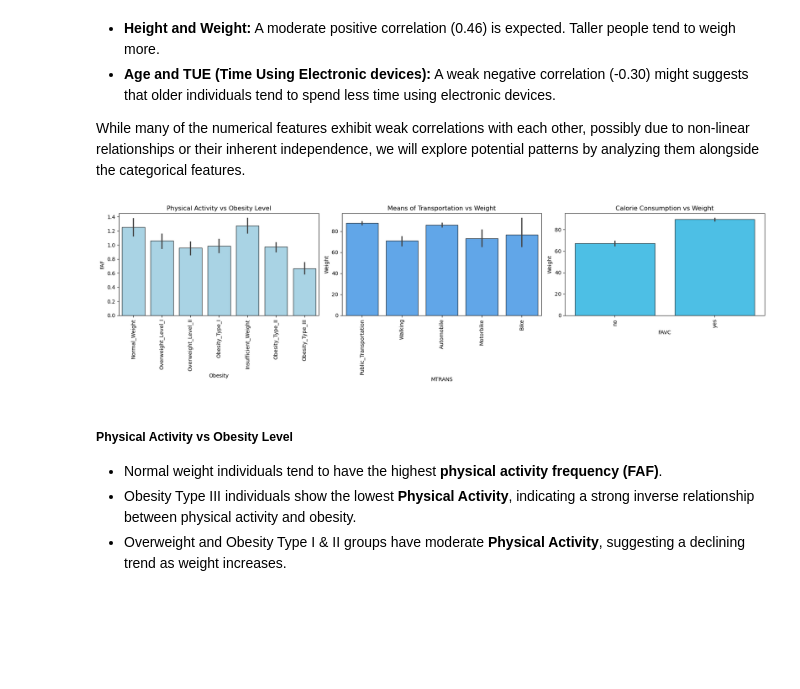
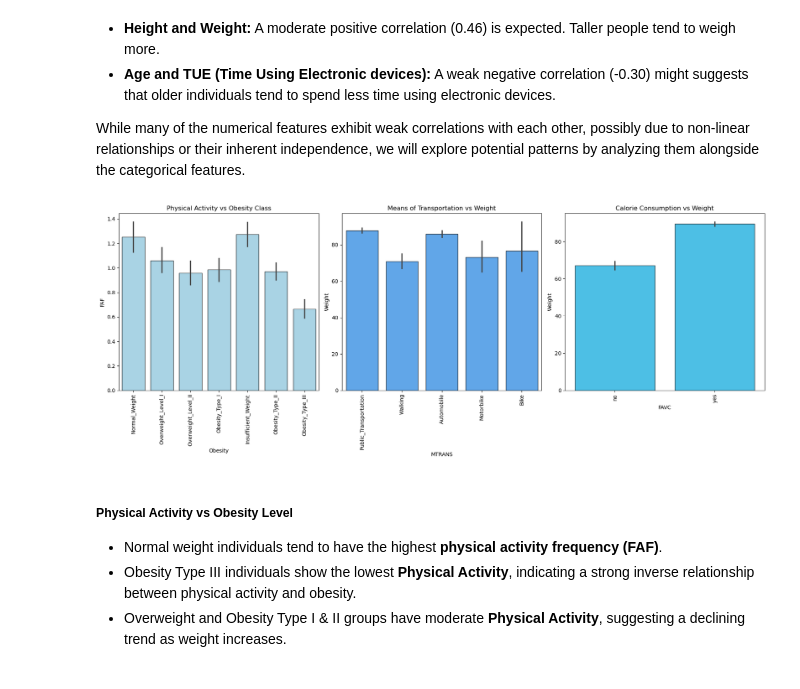
Before and after one commit to lamelkekana/Obesity_Prediction, a Jupyter notebook: obesity_prediction.ipynb, the cells around one changed output. Cells and saved outputs as stored; diff of their text form; code cells hidden in the pictures; blank space fills up the shorter version.

```diff
--- a/obesity_prediction.ipynb
+++ b/obesity_prediction.ipynb
@@ -476,35 +477,35 @@ plt.show()
 While many of the numerical features exhibit weak correlations with each other, possibly due to non-linear relationships or their inherent independence, we will explore potential patterns by analyzing them alongside the categorical features.
 # %%
 # Set figure size
-fig, axes = plt.subplots(1, 3, figsize=(18, 5))
+fig, axes = plt.subplots(1, 3, figsize=(18, 7))
 
 # Define colors
 colors = ['skyblue', 'dodgerblue', 'deepskyblue']
 
 glossy_style = {'alpha': 0.8, 'edgecolor': 'black'}  # Glossy effect
 
 # Plot 1: Physical Activity vs Obesity Level
 sns.barplot(ax=axes[0], x='Obesity', y='FAF', data=df, color=colors[0], **glossy_style)
-axes[0].set_title('Physical Activity vs Obesity Level')
+axes[0].set_title('Physical Activity vs Obesity Class')
 axes[0].tick_params(axis='x', rotation=90)
 
 # Plot 2: Means of Transportation vs Weight
 sns.barplot(ax=axes[1], x='MTRANS', y='Weight', data=df, color=colors[1], **glossy_style)
 axes[1].set_title('Means of Transportation vs Weight')
 axes[1].tick_params(axis='x', rotation=90)
 
 # Plot 3: Calorie Consumption vs Weight
 sns.barplot(ax=axes[2], x='FAVC', y='Weight', data=df, color=colors[2], **glossy_style)
 axes[2].set_title('Calorie Consumption vs Weight')
 axes[2].tick_params(axis='x', rotation=90)
 
 # Adjust layout for better spacing
 plt.tight_layout()
 
 # Display the plots
 plt.show()
 # %% [output]
-[figure, old version]
+[figure, new version]
 # %% [markdown]
 ##### **Physical Activity vs Obesity Level**
 - Normal weight individuals tend to have the highest **physical activity frequency (FAF)**.
```
Also changed, not shown: parts of 11 cells of this notebook.
